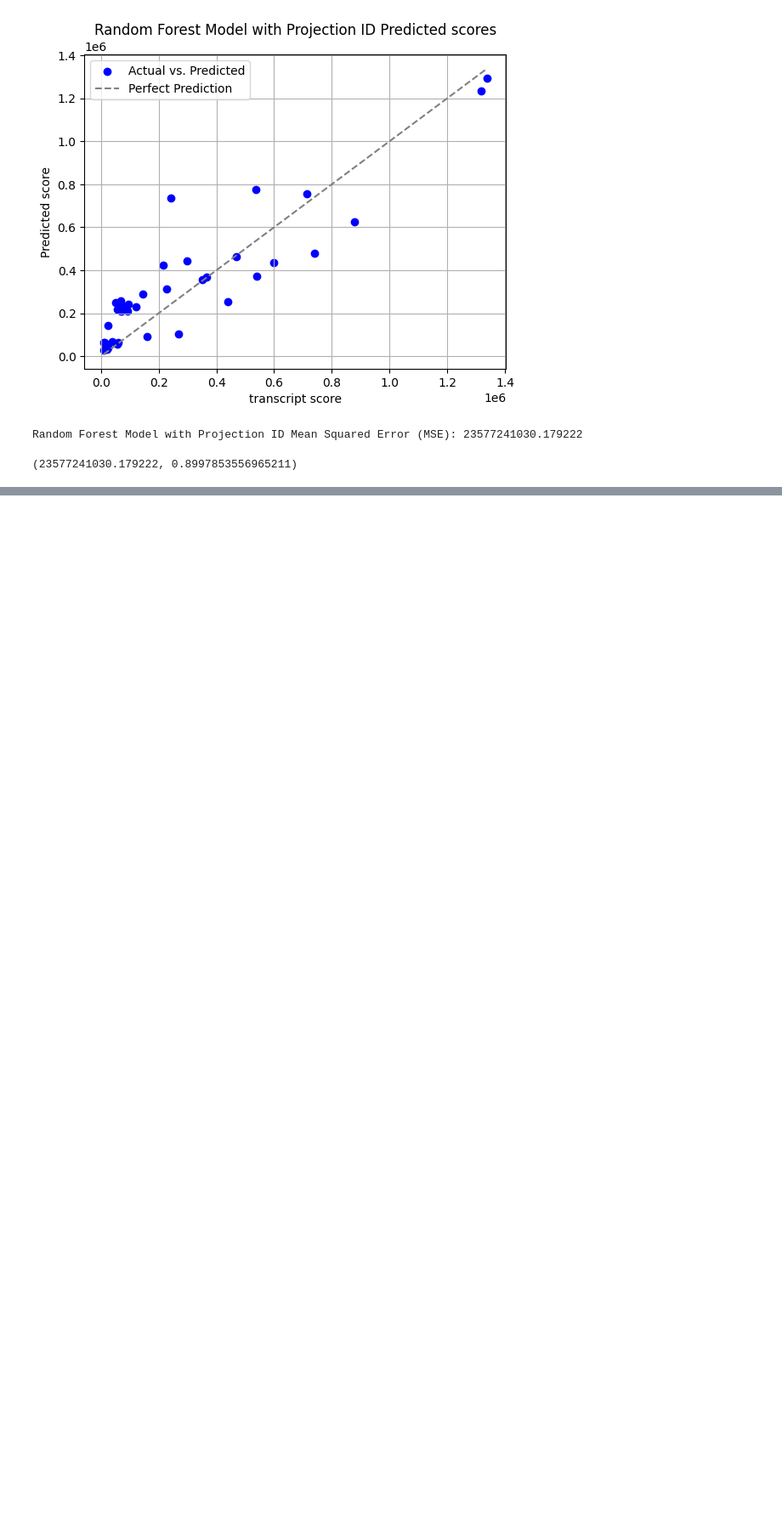
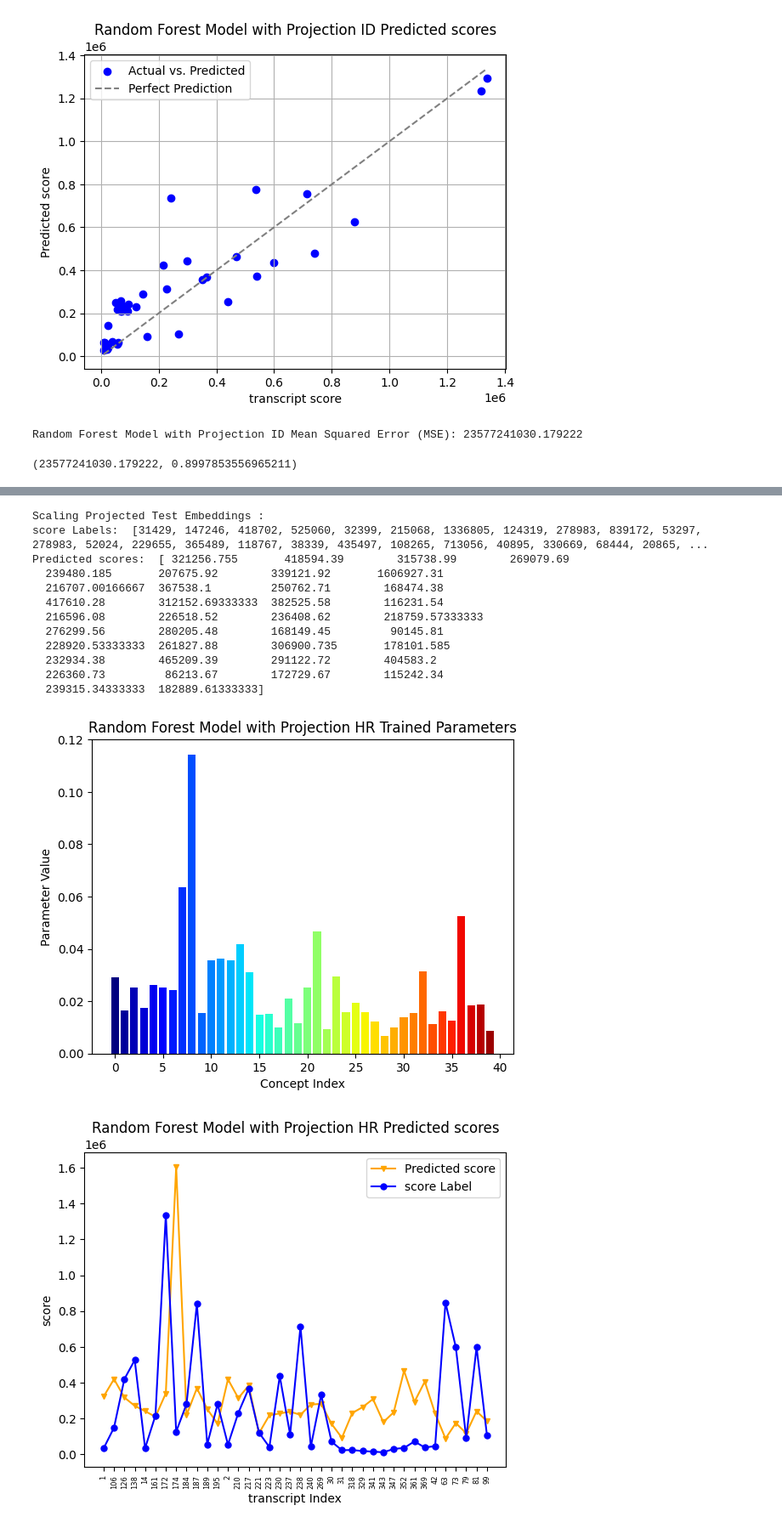
Before and after one commit to Hramir/educational_concept_librarian, a Jupyter notebook: transcript_score_regression.ipynb, the cells around one changed output, grey strips where cells are left out. Shown at 85% size. Saved outputs shown, nothing was run; the diff lists cells and outputs as text; code cells hidden in the pictures; blank space fills up the shorter version.

```diff
--- a/transcript_score_regression.ipynb
+++ b/transcript_score_regression.ipynb
@@ -53,3 +53,9 @@ Predicted scores:  [ 104245.59        255107.47        444940.41        354926.
 [figure]
 Random Forest Model with Projection ID Mean Squared Error (MSE): 23577241030.179222
 (23577241030.179222, 0.8997853556965211)
+# %%
+from evaluation_metrics.score_predictor import Score_Predictor
+
+view_count_regressor_model = Score_Predictor("kimberly_brehm", "19", "random_forest", projection_type="HR", embeddings_method="hyperbolic")
+view_count_regressor_model.regression()
+# %% [output]
@@ -55,0 +67,14 @@ Random Forest Model with Projection ID Mean Squared Error (MSE): 23577241030.179
+Scaling Projected Test Embeddings :
+score Labels:  [31429, 147246, 418702, 525060, 32399, 215068, 1336805, 124319, 278983, 839172, 53297, 278983, 52024, 229655, 365489, 118767, 38339, 435497, 108265, 713056, 40895, 330669, 68444, 20865, ...
+Predicted scores:  [ 321256.755       418594.39        315738.99        269079.69
+  239480.185       207675.92        339121.92       1606927.31
+  216707.00166667  367538.1         250762.71        168474.38
+  417610.28        312152.69333333  382525.58        116231.54
+  216596.08        226518.52        236408.62        218759.57333333
+  276299.56        280205.48        168149.45         90145.81
+  228920.53333333  261827.88        306900.735       178101.585
+  232934.38        465209.39        291122.72        404583.2
+  226360.73         86213.67        172729.67        115242.34
+  239315.34333333  182889.61333333]
+[figure, added]
+[figure, added]
```
Also changed, not shown: parts of 4 cells of this notebook, 11 other files.
